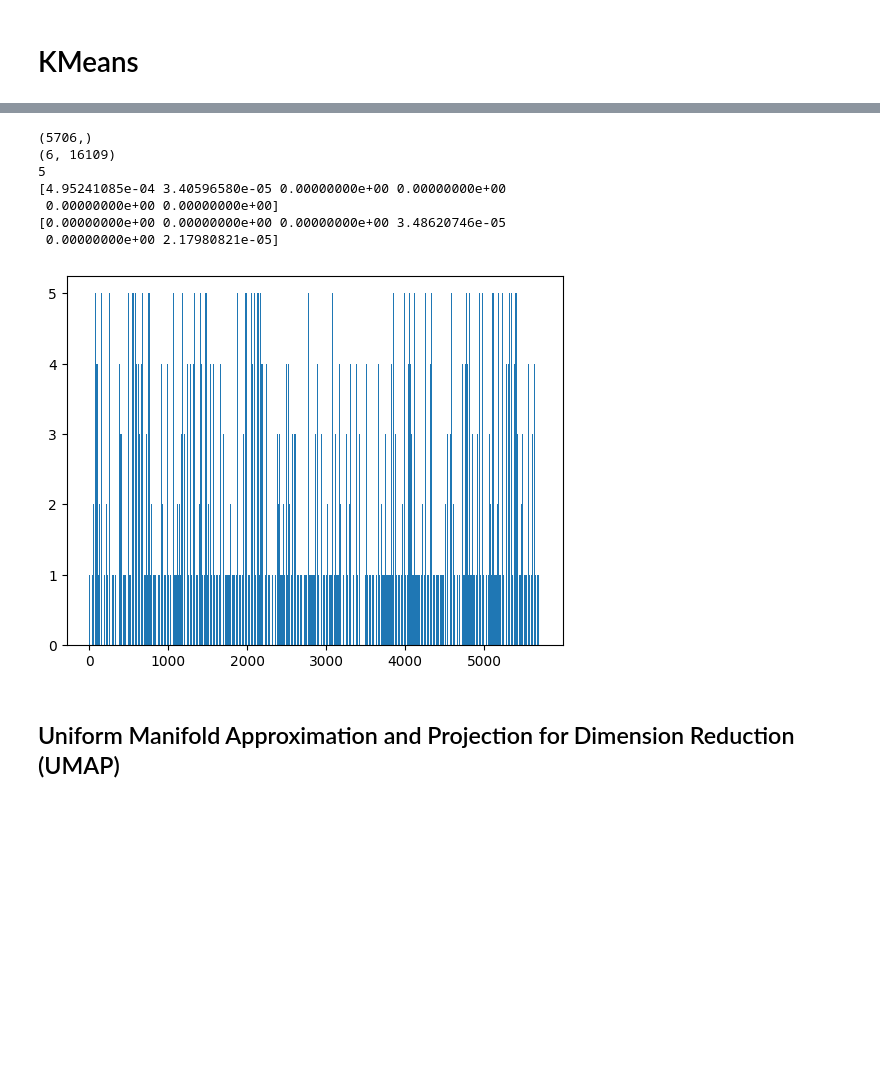
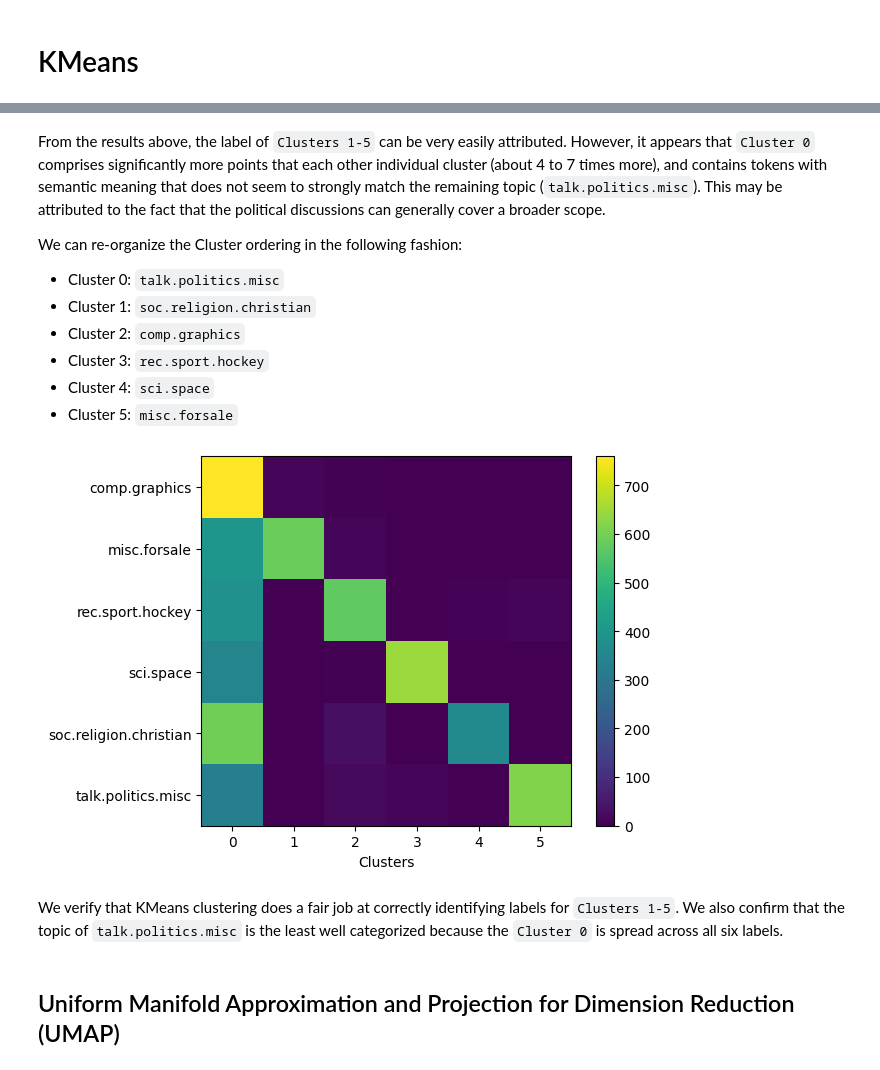
Before and after one commit to GuillaumeZahnd/20newsgroups-clustering, a Jupyter notebook: 20newsgroups-clustering.ipynb, the cells around one changed output, grey strips where cells are left out. Cells and saved outputs as stored; diff of their text form; code cells hidden in the pictures; blank space fills up the shorter version.

```diff
--- a/20newsgroups-clustering.ipynb
+++ b/20newsgroups-clustering.ipynb
@@ -428,7 +451,7 @@ for label_index in range(number_of_unique_labels):
 # KMeans
 # %%
 # We define the transformation object
-km = KMeans(n_clusters=number_of_unique_labels, init='k-means++', max_iter=500, n_init=100, random_state=random_seed)
+km = KMeans(n_clusters=number_of_unique_labels, init='k-means++', max_iter=700, n_init=200, random_state=random_seed)
 # %%
 # We apply the object to the data
 km.fit(vectors)
@@ -445,22 +486,47 @@ for cluster_index in range(number_of_unique_labels):
+# %% [markdown]
+From the results above, the label of `Clusters 1-5` can be very easily attributed. However, it appears that `Cluster 0` comprises significantly more points that each other individual cluster (about 4 to 7 times more), and contains tokens with semantic meaning that does not seem to strongly match the remaining topic (`talk.politics.misc`). This may be attributed to the fact that the political discussions can generally cover a broader scope.
+
+We can re-organize the Cluster ordering in the following fashion:
+- Cluster 0: `talk.politics.misc`
+- Cluster 1: `soc.religion.christian`
+- Cluster 2: `comp.graphics`
+- Cluster 3: `rec.sport.hockey`
+- Cluster 4: `sci.space`
+- Cluster 5: `misc.forsale`
+# %%
+# We implement a lookup table to make the indices of the clusters and labels coincide
+def label_to_cluster_index_mapping_kmeans_to_labels(label_index):
+    if label_index == 0: # 0: comp.graphics
+        return 2
+    if label_index == 1: # 1: misc.forsale
+        return 5
+    if label_index == 2: # 2: rec.sport.hockey
+        return 3
+    if label_index == 3: # 3: sci.space
+        return 4
+    if label_index == 4: # 4: soc.religion.christian
+        return 1
+    if label_index == 5: # 5: talk.politics.misc
+        return 0
 # %%
-print(km.labels_.shape)
-print(km.cluster_centers_.shape)
-print(km.labels_[1])
-print(km.cluster_centers_[:,0])
-print(km.cluster_centers_[:,1])
+# We display a confusion matrix to observe the correspondance between the clusters and labels
+confusion_matrix = np.zeros((6,6))
+for sample_index in range(number_of_samples):
+    x = int(km.labels_[sample_index])
+    y = int(label_to_cluster_index_mapping_kmeans_to_labels(df['label_indices'][sample_index]))
+    confusion_matrix[y, x] += 1
 
 plt.figure()
-plt.bar(range(number_of_samples), km.labels_)
+plt.imshow(confusion_matrix)
+plt.colorbar()
+plt.xlabel('Clusters')
+ax = plt.gca()
+ax.set_yticks(np.arange(number_of_unique_labels), labels=unique_labels)
 plt.show()
 # %% [output]
-(5706,)
-(6, 16109)
-5
-[4.95241085e-04 3.40596580e-05 0.00000000e+00 0.00000000e+00
- 0.00000000e+00 0.00000000e+00]
-[0.00000000e+00 0.00000000e+00 0.00000000e+00 3.48620746e-05
- 0.00000000e+00 2.17980821e-05]
-[figure, old version]
+[figure, new version]
+# %% [markdown]
+We verify that KMeans clustering does a fair job at correctly identifying labels for `Clusters 1-5`. We also confirm that the topic of `talk.politics.misc` is the least well categorized because the `Cluster 0` is spread across all six labels.
 # %% [markdown]
 ## Uniform Manifold Approximation and Projection for Dimension Reduction (UMAP)
 # %%
```
Also changed, not shown: parts of 28 cells of this notebook.
